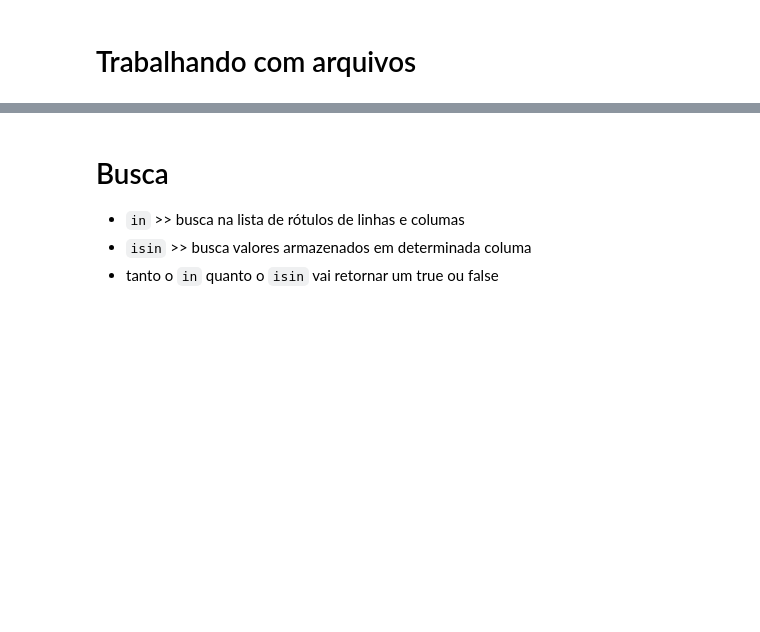
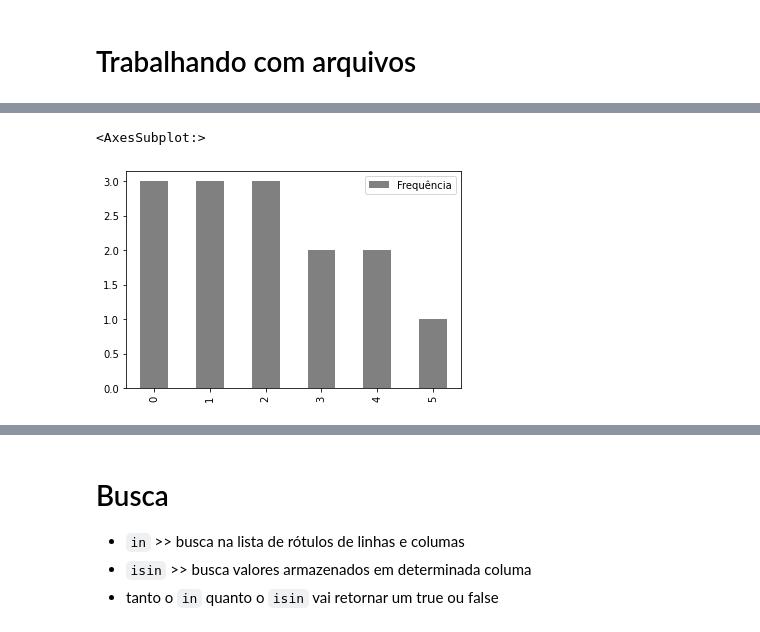
Before and after one commit to rtosta/python_analise_dados, a Jupyter notebook: Análise_dados.ipynb, the cells around one changed output, grey strips where cells are left out. Drawn from its saved outputs; the diff is of its cells as text; code cells hidden in the pictures; blank space fills up the shorter version.

Commit message:
Ferramentas de visualização de dados

```diff
--- a/Análise_dados.ipynb
+++ b/Análise_dados.ipynb
@@ -172,0 +209,8 @@ contexto.shape
+# %%
+dados = {
+    "Autores" : ["Natália Maria Félix de Souza", "Fábio Albergaria de Queiroz", "Sonia de Camargo", "Eugenio Diniz", "Feliciano de Sá Guimarães", "outros"],
+    "Frequência" : [3, 3, 3, 2, 2, 1]
+}
+
+autores= pd.DataFrame(data=dados)
+autores
@@ -172,0 +225,6 @@ contexto.shape
+# %%
+barras= autores.plot (kind="bar", legend=True, color= ["gray"])
+barras
+# %% [output]
+<AxesSubplot:>
+[figure, added]
```
Also changed, not shown: parts of 22 cells of this notebook.
